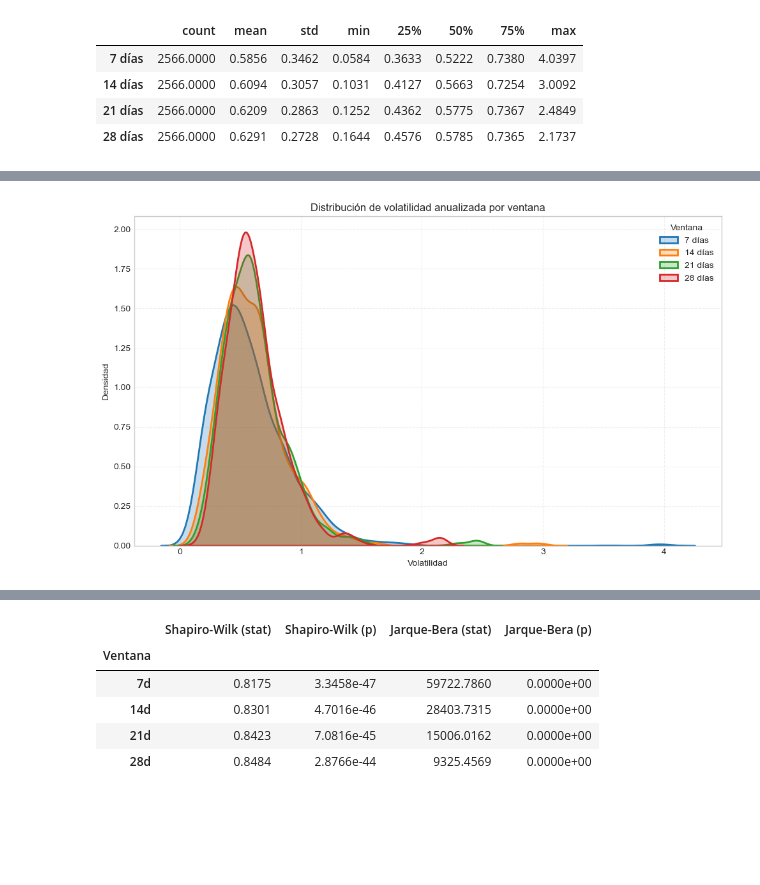
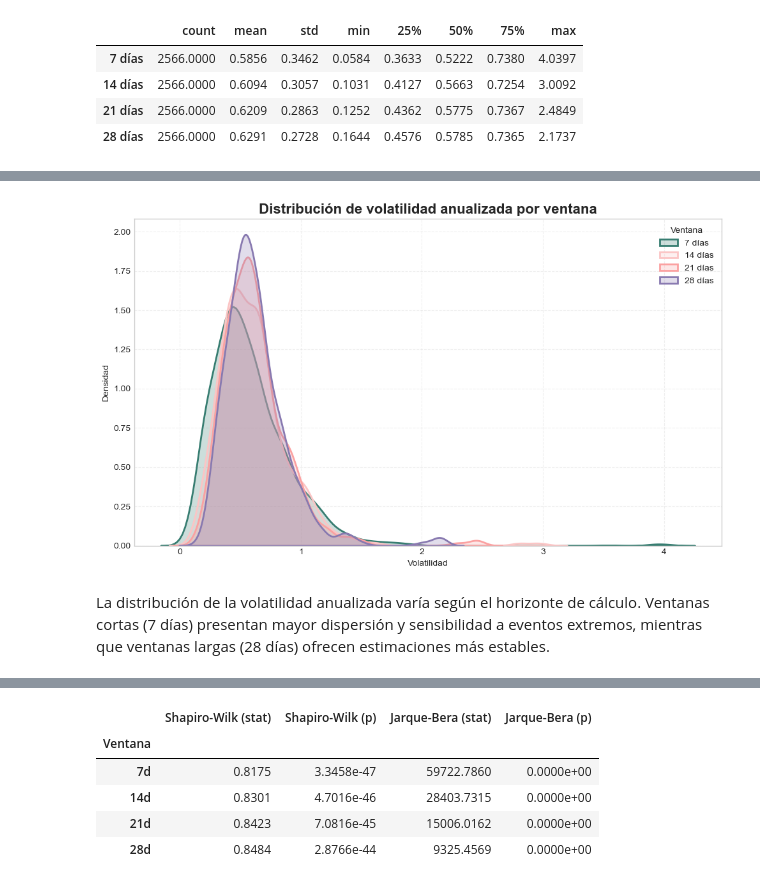
Before and after one commit to Darally06/Predictor_VOL_BTC, a Jupyter notebook: notebooks/2_EDA.ipynb, the cells around one changed output, grey strips where cells are left out. Drawn from its saved outputs; the diff is of its cells as text; code cells hidden in the pictures; blank space fills up the shorter version.

```diff
--- a/notebooks/2_EDA.ipynb
+++ b/notebooks/2_EDA.ipynb
@@ -7,6 +7,11 @@ import numpy as np
 
 # Visualización
 import matplotlib.pyplot as plt
+plt.rcParams.update({
+    'axes.titlesize': 16,
+    'axes.titleweight': 'bold',
+    'font.family': 'Tahoma',
+})
 plt.style.use('seaborn-v0_8-whitegrid')
 import seaborn as sns
 from statsmodels.graphics.tsaplots import plot_acf, plot_pacf
@@ -276,16 +280,19 @@ Passing `palette` without assigning `hue` is deprecated and will be removed in v
 # %%
+# [Gráfica] Distribución de densidad de la volatilidad por ventana
 plt.figure(figsize=(10, 6))
-
-for v in ventanas:
+colores=['#377D71','#FBC5C5', '#FBA1A1', '#8879B0']
+for i, v in enumerate(ventanas):
     col = f"Volatil_D{v}"
-    sns.kdeplot(btc[col].dropna(), label=f'{v} días', linewidth=2, fill=True)
+    sns.kdeplot(btc[col].dropna(), label=f'{v} días', linewidth=2, fill=True, color = colores[i])
 
 plt.title('Distribución de volatilidad anualizada por ventana')
 plt.xlabel('Volatilidad')
 plt.ylabel('Densidad')
 plt.legend(title='Ventana')
 plt.grid(True, linestyle='--', alpha=0.3)
 plt.tight_layout()
 plt.show()
 # %% [output]
-[figure, old version]
+[figure, new version]
+# %% [markdown]
+La distribución de la volatilidad anualizada varía según el horizonte de cálculo. Ventanas cortas (7 días) presentan mayor dispersión y sensibilidad a eventos extremos, mientras que ventanas largas (28 días) ofrecen estimaciones más estables.
```
Also changed, not shown: parts of 51 cells of this notebook, 5 other files.
